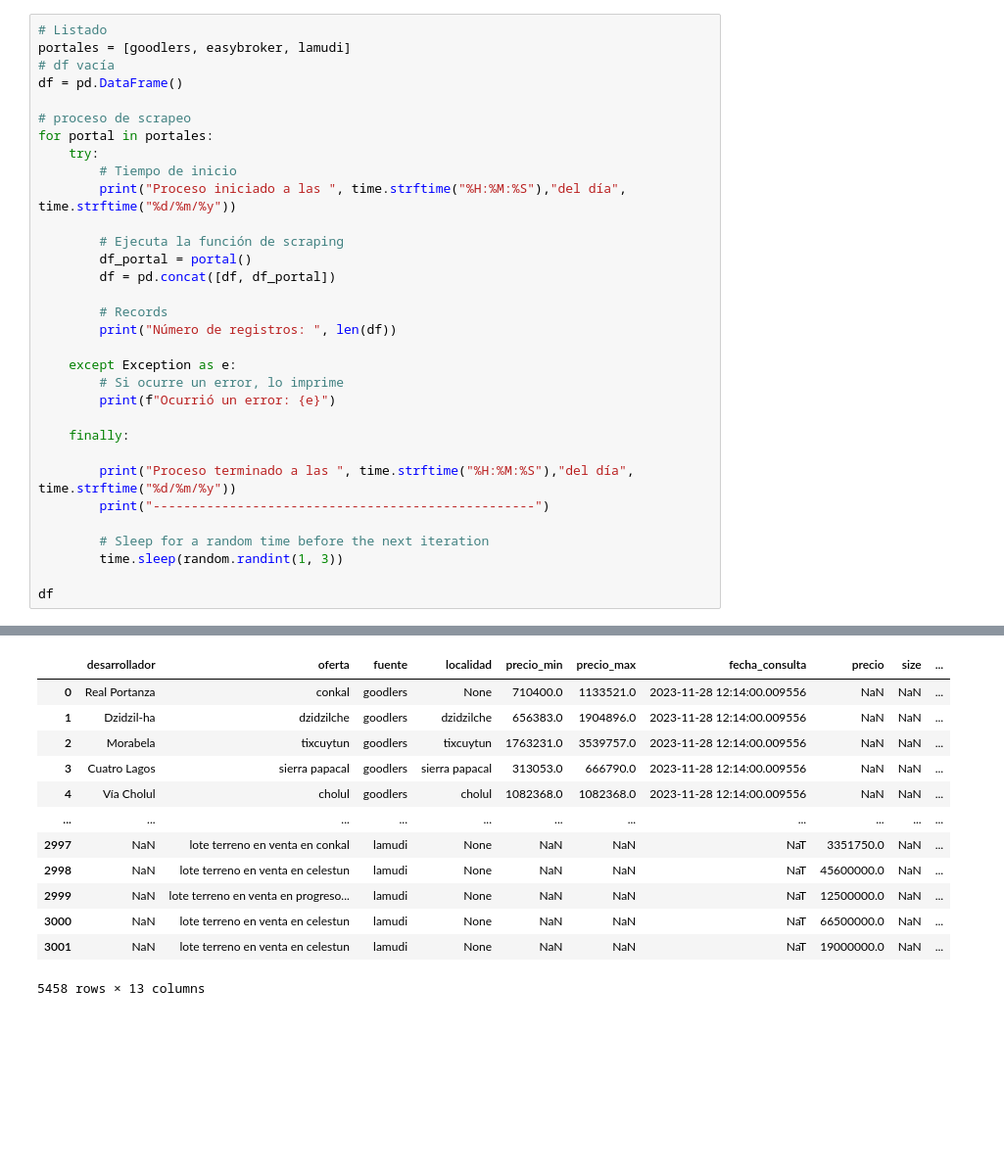
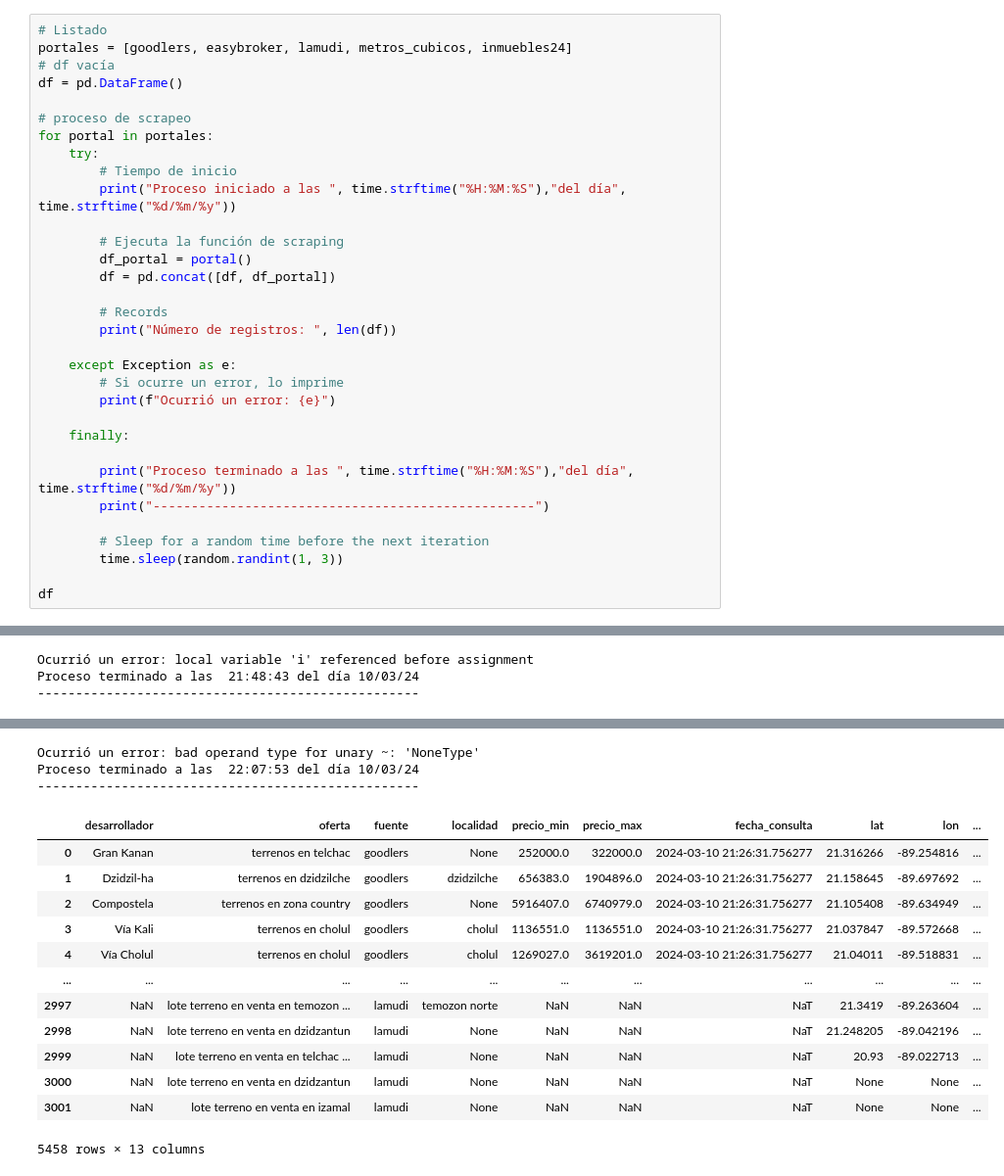
Before and after one commit to claudiodanielpc/vivi_yuca_result, a Jupyter notebook: pipeline_terrenos.ipynb, the cells around one changed output, grey strips where cells are left out. Shown: that part at 98% size. Drawn from its saved outputs; the diff is of its cells as text; blank space fills up the shorter version.

```diff
--- a/pipeline_terrenos.ipynb
+++ b/pipeline_terrenos.ipynb
@@ -6,6 +33,6 @@ import random
 # %%
 # Listado
-portales = [goodlers, easybroker, lamudi]
+portales = [goodlers, easybroker, lamudi, metros_cubicos, inmuebles24]
 # df vacía
 df = pd.DataFrame()
 
@@ -50,0 +79,3 @@ Proceso terminado a las  12:24:36 del día 28/11/23
+Ocurrió un error: local variable 'i' referenced before assignment
+Proceso terminado a las  21:48:43 del día 10/03/24
+--------------------------------------------------
@@ -51,13 +83,16 @@ Proceso terminado a las  12:24:36 del día 28/11/23
+Ocurrió un error: bad operand type for unary ~: 'NoneType'
+Proceso terminado a las  22:07:53 del día 10/03/24
+--------------------------------------------------
-|  | desarrollador | oferta | fuente | localidad | precio_min | precio_max | fecha_consulta | precio | size | ... |
-| 0 | Real Portanza | conkal | goodlers | None | 710400.0 | 1133521.0 | 2023-11-28 12:14:00.009556 | NaN | NaN | ... |
-| 1 | Dzidzil-ha | dzidzilche | goodlers | dzidzilche | 656383.0 | 1904896.0 | 2023-11-28 12:14:00.009556 | NaN | NaN | ... |
-| 2 | Morabela | tixcuytun | goodlers | tixcuytun | 1763231.0 | 3539757.0 | 2023-11-28 12:14:00.009556 | NaN | NaN | ... |
-| 3 | Cuatro Lagos | sierra papacal | goodlers | sierra papacal | 313053.0 | 666790.0 | 2023-11-28 12:14:00.009556 | NaN | NaN | ... |
-| 4 | Vía Cholul | cholul | goodlers | cholul | 1082368.0 | 1082368.0 | 2023-11-28 12:14:00.009556 | NaN | NaN | ... |
+|  | desarrollador | oferta | fuente | localidad | precio_min | precio_max | fecha_consulta | lat | lon | ... |
+| 0 | Gran Kanan | terrenos en telchac | goodlers | None | 252000.0 | 322000.0 | 2024-03-10 21:26:31.756277 | 21.316266 | -89.254816 | ... |
+| 1 | Dzidzil-ha | terrenos en dzidzilche | goodlers | dzidzilche | 656383.0 | 1904896.0 | 2024-03-10 21:26:31.756277 | 21.158645 | -89.697692 | ... |
+| 2 | Compostela | terrenos en zona country | goodlers | None | 5916407.0 | 6740979.0 | 2024-03-10 21:26:31.756277 | 21.105408 | -89.634949 | ... |
+| 3 | Vía Kali | terrenos en cholul | goodlers | cholul | 1136551.0 | 1136551.0 | 2024-03-10 21:26:31.756277 | 21.037847 | -89.572668 | ... |
+| 4 | Vía Cholul | terrenos en cholul | goodlers | cholul | 1269027.0 | 3619201.0 | 2024-03-10 21:26:31.756277 | 21.04011 | -89.518831 | ... |
 | ... | ... | ... | ... | ... | ... | ... | ... | ... | ... | ... |
-| 2997 | NaN | lote terreno en venta en conkal | lamudi | None | NaN | NaN | NaT | 3351750.0 | NaN | ... |
-| 2998 | NaN | lote terreno en venta en celestun | lamudi | None | NaN | NaN | NaT | 45600000.0 | NaN | ... |
-| 2999 | NaN | lote terreno en venta en progreso... | lamudi | None | NaN | NaN | NaT | 12500000.0 | NaN | ... |
-| 3000 | NaN | lote terreno en venta en celestun | lamudi | None | NaN | NaN | NaT | 66500000.0 | NaN | ... |
-| 3001 | NaN | lote terreno en venta en celestun | lamudi | None | NaN | NaN | NaT | 19000000.0 | NaN | ... |
+| 2997 | NaN | lote terreno en venta en temozon ... | lamudi | temozon norte | NaN | NaN | NaT | 21.3419 | -89.263604 | ... |
+| 2998 | NaN | lote terreno en venta en dzidzantun | lamudi | None | NaN | NaN | NaT | 21.248205 | -89.042196 | ... |
+| 2999 | NaN | lote terreno en venta en telchac ... | lamudi | None | NaN | NaN | NaT | 20.93 | -89.022713 | ... |
+| 3000 | NaN | lote terreno en venta en dzidzantun | lamudi | None | NaN | NaN | NaT | None | None | ... |
+| 3001 | NaN | lote terreno en venta en izamal | lamudi | None | NaN | NaN | NaT | None | None | ... |
-5458 rows × 13 columns
+5458 rows × 13 columns
```
Also changed, not shown: parts of 11 cells of this notebook, 2 other files.
